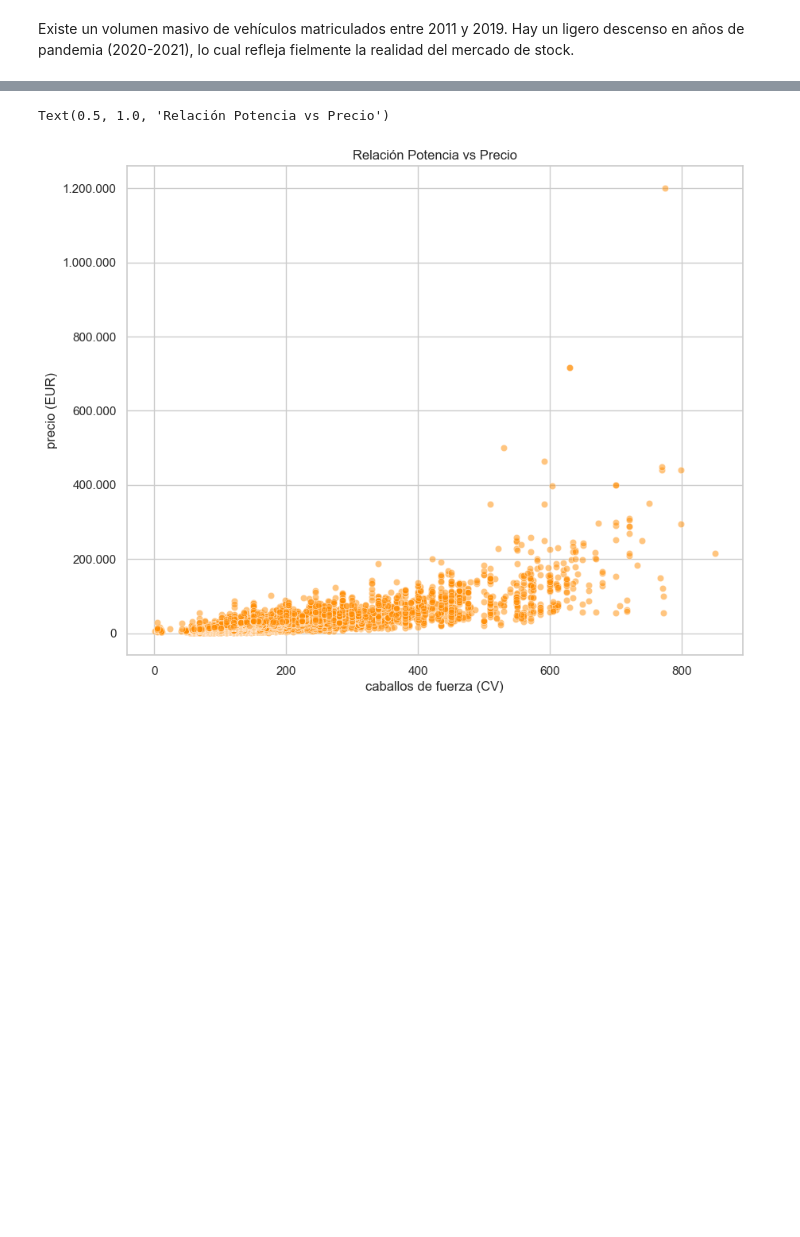
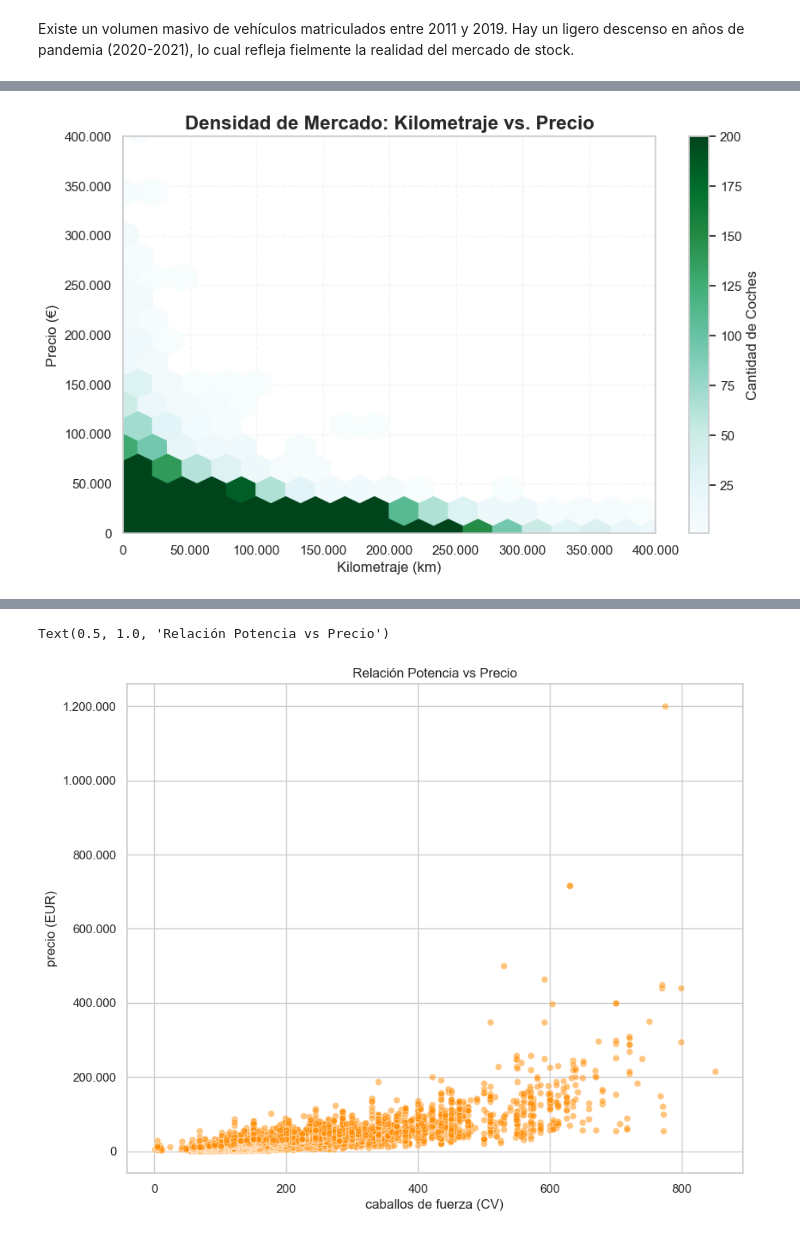
Before and after one commit to JPG250493/ML_Tasacion_Automotriz, a Jupyter notebook: src/notebooks/01 - MiniEDA.ipynb, the cells around one changed output, grey strips where cells are left out. Saved outputs shown, nothing was run; the diff lists cells and outputs as text; code cells hidden in the pictures; blank space fills up the shorter version.

```diff
--- a/src/notebooks/01 - MiniEDA.ipynb
+++ b/src/notebooks/01 - MiniEDA.ipynb
@@ -259,0 +335,30 @@ Existe un volumen masivo de vehículos matriculados entre 2011 y 2019. Hay un li
+# %%
+plt.figure(figsize=(10, 6))
+
+# Hexbin crea un mapa de calor con celdas hexagonales
+hb = plt.hexbin(
+    df['mileage'],
+    df['price'],
+    gridsize=50,    # Tamaño de los hexágonos (ajusta entre 30 y 60)
+    cmap='BuGn',    # Paleta de Azules a Verdes (encaja con tu Teal)
+    mincnt=1,       # No pintar hexágonos vacíos
+    vmax=200        # "Saturar" el color si hay más de 200 coches (para ver contraste)
+)
+
+plt.colorbar(hb, label='Cantidad de Coches')
+
+plt.title('Densidad de Mercado: Kilometraje vs. Precio', fontsize=16, fontweight='bold')
+plt.xlabel('Kilometraje (km)', fontsize=12)
+plt.ylabel('Precio (€)', fontsize=12)
+
+# Mismo Zoom y Formato
+plt.ylim(0, 400000)
+plt.xlim(0, 400000)
+ax = plt.gca()
+ax.xaxis.set_major_formatter(ticker.FuncFormatter(lambda x, p: format(int(x), ',').replace(',', '.')))
+ax.yaxis.set_major_formatter(ticker.FuncFormatter(lambda x, p: format(int(x), ',').replace(',', '.')))
+
+plt.grid(True, linestyle='--', alpha=0.2)
+plt.show()
+# %% [output]
+[figure, added]
```
Also changed, not shown: parts of 9 cells of this notebook.
